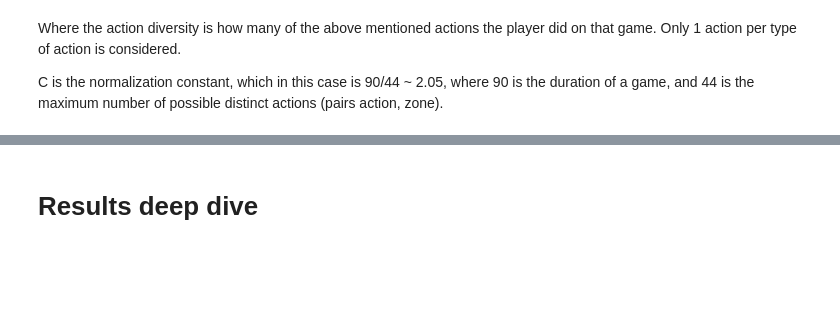
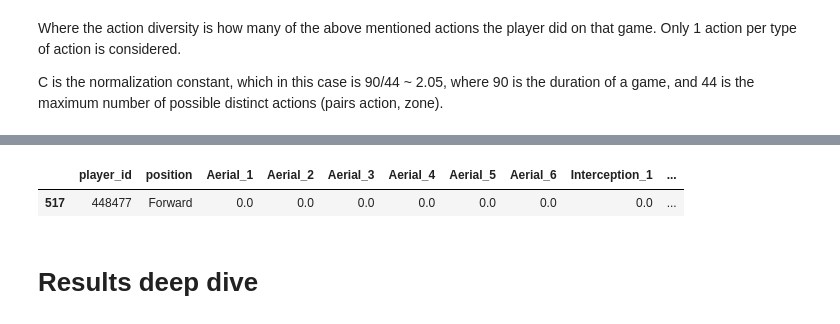
Before and after one commit to LuisSimoes17/TVI_footballindex, a Jupyter notebook: examples/tvi_exploration.ipynb, the cells around one changed output, grey strips where cells are left out. Drawn from its saved outputs; the diff is of its cells as text; code cells hidden in the pictures; blank space fills up the shorter version.

Commit message:
all bugs resolved (zones & position fix) - first fully working version

```diff
--- a/examples/tvi_exploration.ipynb
+++ b/examples/tvi_exploration.ipynb
@@ -146,3 +132,10 @@ tvi_df
+# %%
+# Aggregate TVI by player
+aggregated_tvi = calculator.aggregate_tvi_by_player(tvi_df)
+aggregated_tvi.head(1)
+# %% [output]
+|  | player_id | position | Aerial_1 | Aerial_2 | Aerial_3 | Aerial_4 | Aerial_5 | Aerial_6 | Interception_1 | ... |
+| 517 | 448477 | Forward | 0.0 | 0.0 | 0.0 | 0.0 | 0.0 | 0.0 | 0.0 | ... |
 # %% [markdown]
 # Results deep dive
 # %%
```
Also changed, not shown: parts of 4 cells of this notebook, 4 other files.
